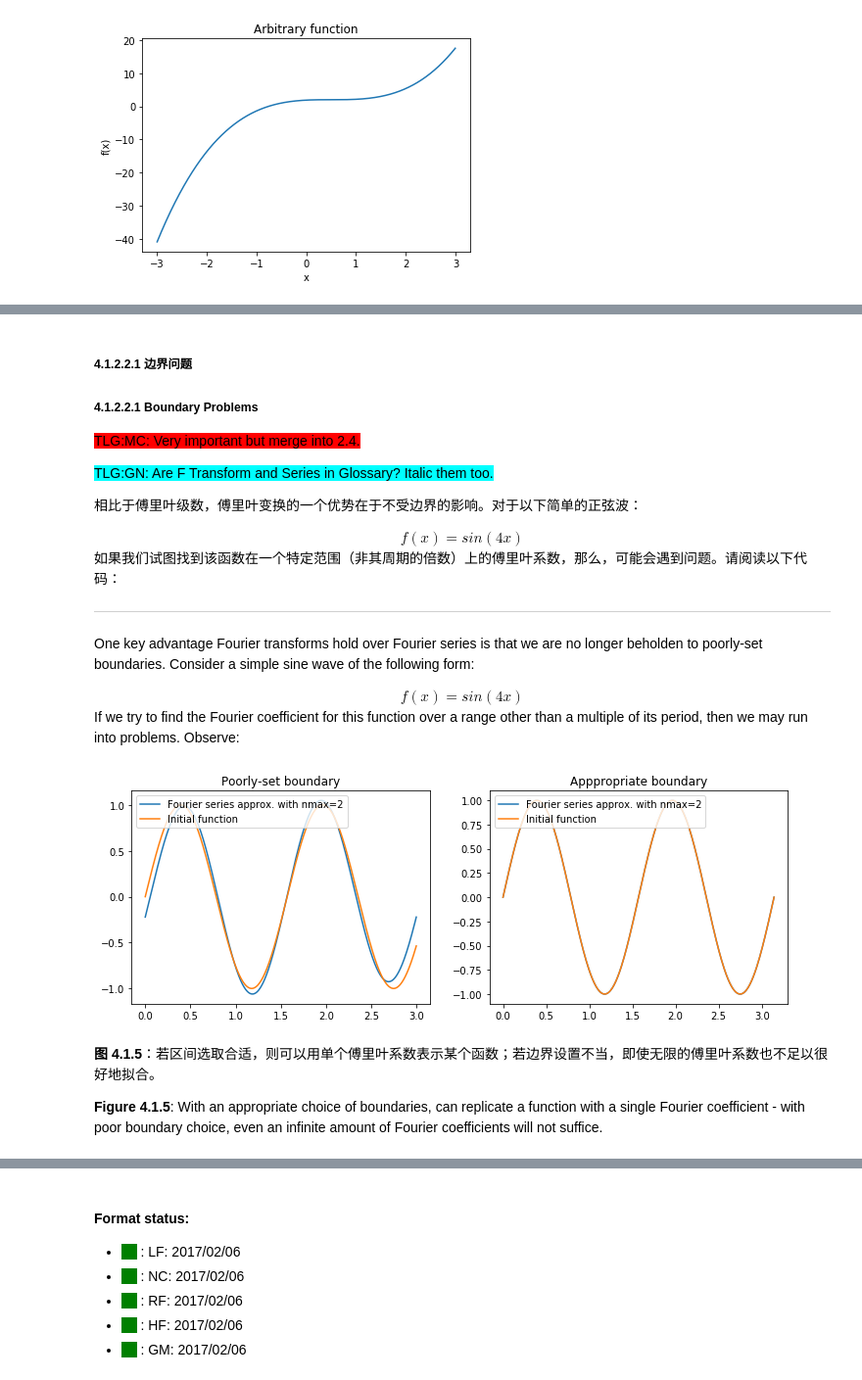
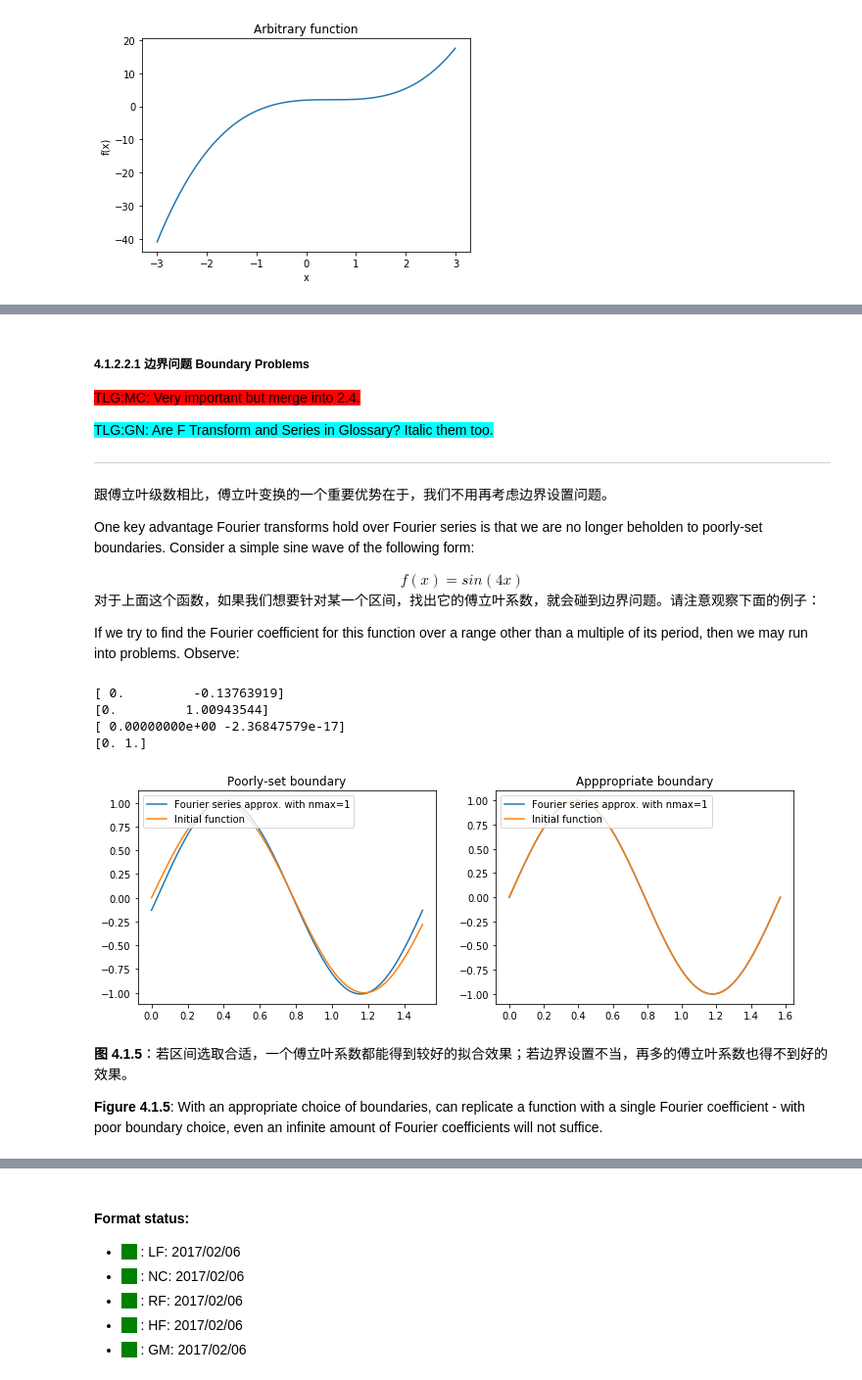
Before and after one commit to astronomical-data-processing/fundamentals_of_interferometry_chinese, a Jupyter notebook: 4_Visibility_Space/4_1_periodic_functions_and_fourier_analysis.ipynb, the cells around one changed output, grey strips where cells are left out. Shown at 98% size. Drawn from its saved outputs; the diff is of its cells as text; code cells hidden in the pictures.

```diff
--- a/4_Visibility_Space/4_1_periodic_functions_and_fourier_analysis.ipynb
+++ b/4_Visibility_Space/4_1_periodic_functions_and_fourier_analysis.ipynb
@@ -216,7 +204,7 @@ Note the factor of 0.5 in front of $a_0$.
 
 In practice, of course, the upper limit of $n\rightarrow\infty$ is not achievable. Let us try to replicate the arbitrary function above using different values of $n_{max}$.
 # %%
-nmax=20
+nmax=100
 #x=(np.arange(1201)-800.)/200
 x=(np.arange(1201)/300.-2)
 y=(x-0.5)**3+2
@@ -225,15 +213,24 @@ y=(x-0.5)**3+2
 def FourierSeriesApprox(xvals,yvals,nmax):
     approx=np.zeros_like(yvals)
     T=(xvals[-1]-xvals[0])
-    print(xvals[-1],xvals[0])
+    print(xvals[-1],xvals[0],xvals.size)
     w=2*np.pi/T
     dt=xvals[1]-xvals[0]
     approx=approx+1/T*(np.sum(yvals)*dt)
+
+    an=np.zeros(nmax+1)
+    bn=np.zeros(nmax+1)
+    for n in (np.arange(nmax)+1):
+        an[n]=2/T*np.sum(np.cos(w*n*xvals)*yvals)*dt
+        bn[n]=2/T*np.sum(np.sin(w*n*xvals)*yvals)*dt
+
+
     for t in range(len(xvals)):
         for n in (np.arange(nmax)+1):
-            an=2/T*np.sum(np.cos(w*n*xvals)*yvals)*dt
-            bn=2/T*np.sum(np.sin(w*n*xvals)*yvals)*dt
-            approx[t]=approx[t]+an*np.cos(w*n*xvals[t])+bn*np.sin(w*n*xvals[t])
+            #an=2/T*np.sum(np.cos(w*n*xvals)*yvals)*dt
+            #bn=2/T*np.sum(np.sin(w*n*xvals)*yvals)*dt
+            #approx[t]=approx[t]+an*np.cos(w*n*xvals[t])+bn*np.sin(w*n*xvals[t])
+            approx[t]=approx[t]+an[n]*np.cos(w*n*xvals[t])+bn[n]*np.sin(w*n*xvals[t])
     return approx
 
 yApprox=FourierSeriesApprox(x,y,nmax)
@@ -322,66 +308,77 @@ Note that this works for both *time* frequencies and *spatial* frequencies. <spa
 <span style="background-color:cyan">TLG:ST: Use a note style</span>
 <span style="background-color:red">TLG:GC: See the comments about the figures below.</span>
 # %% [markdown]
-##### 4.1.2.2.1 边界问题
-##### 4.1.2.2.1 Boundary Problems
+##### 4.1.2.2.1 边界问题 Boundary Problems
 <span style="background-color:red">TLG:MC: Very important but merge into 2.4.</span>
 
 <span style="background-color:cyan">TLG:GN: Are F Transform and Series in Glossary? Italic them too.</span>
 
-相比于傅里叶级数，傅里叶变换的一个优势在于不受边界的影响。对于以下简单的正弦波：
+***
 
-<center> $f(x) = sin(4x)$ </center>
+跟傅立叶级数相比，傅立叶变换的一个重要优势在于，我们不用再考虑边界设置问题。
 
-如果我们试图找到该函数在一个特定范围（非其周期的倍数）上的傅里叶系数，那么，可能会遇到问题。请阅读以下代码：
-
-
-***
 One key advantage Fourier transforms hold over Fourier series is that we are no longer beholden to poorly-set boundaries. Consider a simple sine wave of the following form:
 
 <center> $f(x) = sin(4x)$ </center>
 
+对于上面这个函数，如果我们想要针对某一个区间，找出它的傅立叶系数，就会碰到边界问题。请注意观察下面的例子：
+
 If we try to find the Fourier coefficient for this function over a range other than a multiple of its period, then we may run into problems. Observe:
 # %%
 def FourierSeriesApprox(xvals,yvals,nmax):
     approx=np.zeros_like(yvals)
     T=(xvals[-1]-xvals[0])
     w=2*np.pi/T
     dt=xvals[1]-xvals[0]
     approx=approx+1/T*(np.sum(yvals)*dt)
+
+    an=np.zeros(nmax+1)
+    bn=np.zeros(nmax+1)
+    for n in (np.arange(nmax)+1):
+        an[n]=2/T*np.sum(np.cos(w*n*xvals)*yvals)*dt
+        bn[n]=2/T*np.sum(np.sin(w*n*xvals)*yvals)*dt
+    print(an)
+    print(bn)
+
     for t in range(len(xvals)):
         for n in (np.arange(nmax)+1):
-            an=2/T*np.sum(np.cos(w*n*xvals)*yvals)*dt
-            bn=2/T*np.sum(np.sin(w*n*xvals)*yvals)*dt
-            approx[t]=approx[t]+an*np.cos(w*n*xvals[t])+bn*np.sin(w*n*xvals[t])
+            #an=2/T*np.sum(np.cos(w*n*xvals)*yvals)*dt
+            #bn=2/T*np.sum(np.sin(w*n*xvals)*yvals)*dt
+            #approx[t]=approx[t]+an*np.cos(w*n*xvals[t])+bn*np.sin(w*n*xvals[t])
+            approx[t]=approx[t]+an[n]*np.cos(w*n*xvals[t])+bn[n]*np.sin(w*n*xvals[t])
     return approx
 
-nmax=2
-x=(np.arange(1201))/400.
+nmax=1
+x=(np.arange(1201))/800.
 y=np.sin(4*x)
 yApprox=FourierSeriesApprox(x,y,nmax)
 
-x1=(np.arange(601-300)*np.pi)/300
+x1=(np.arange(601-300)*np.pi)/600
 y1=np.sin(4*x1)
 y1Approx=FourierSeriesApprox(x1,y1,nmax)
 
 plt.figure(figsize=(12,4))
 
 plt.subplot(1,2,1)
 plt.plot(x,yApprox,label="Fourier series approx. with nmax=%i"%nmax)
 plt.plot(x,y,label="Initial function")
 plt.legend(loc="upper left")
 plt.title("Poorly-set boundary")
 #plt.show()
 plt.subplot(1,2,2)
 plt.plot(x1,y1Approx,label="Fourier series approx. with nmax=%i"%nmax)
 plt.plot(x1,y1,label="Initial function")
 plt.legend(loc="upper left")
 plt.title("Apppropriate boundary")
 plt.show()
 # %% [output]
+[ 0.         -0.13763919]
+[0.         1.00943544]
+[ 0.00000000e+00 -2.36847579e-17]
+[0. 1.]
-[figure, old version]
+[figure, new version]
 # %% [markdown]
-**图 4.1.5**：若区间选取合适，则可以用单个傅里叶系数表示某个函数；若边界设置不当，即使无限的傅里叶系数也不足以很好地拟合。
+**图 4.1.5**：若区间选取合适，一个傅立叶系数都能得到较好的拟合效果；若边界设置不当，再多的傅立叶系数也得不到好的效果。
 
 **Figure 4.1.5**: With an appropriate choice of boundaries, can replicate a function with a single Fourier coefficient - with poor boundary choice, even an infinite amount of Fourier coefficients will not suffice.
 # %% [markdown]
```
Also changed, not shown: parts of 20 cells of this notebook.
